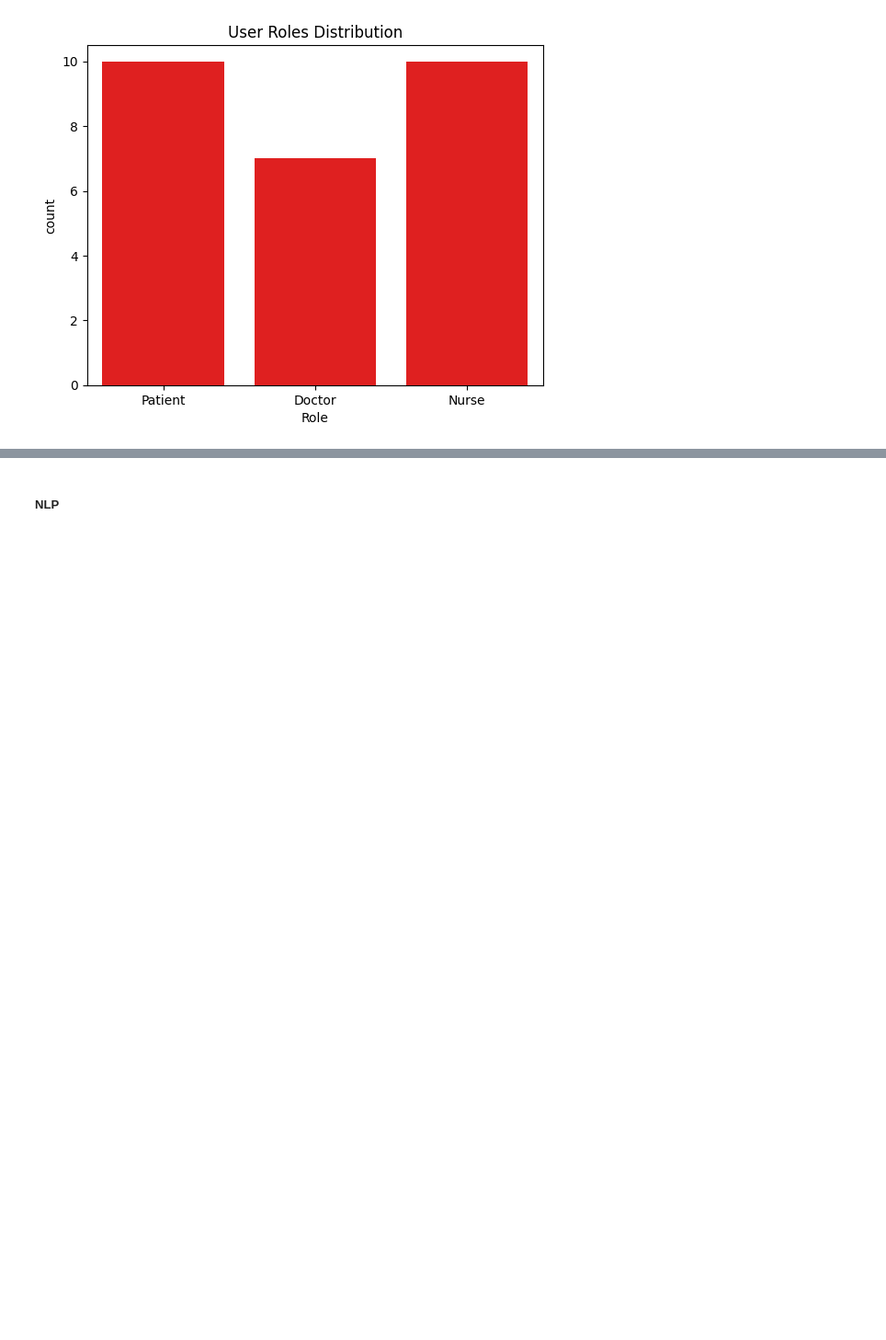
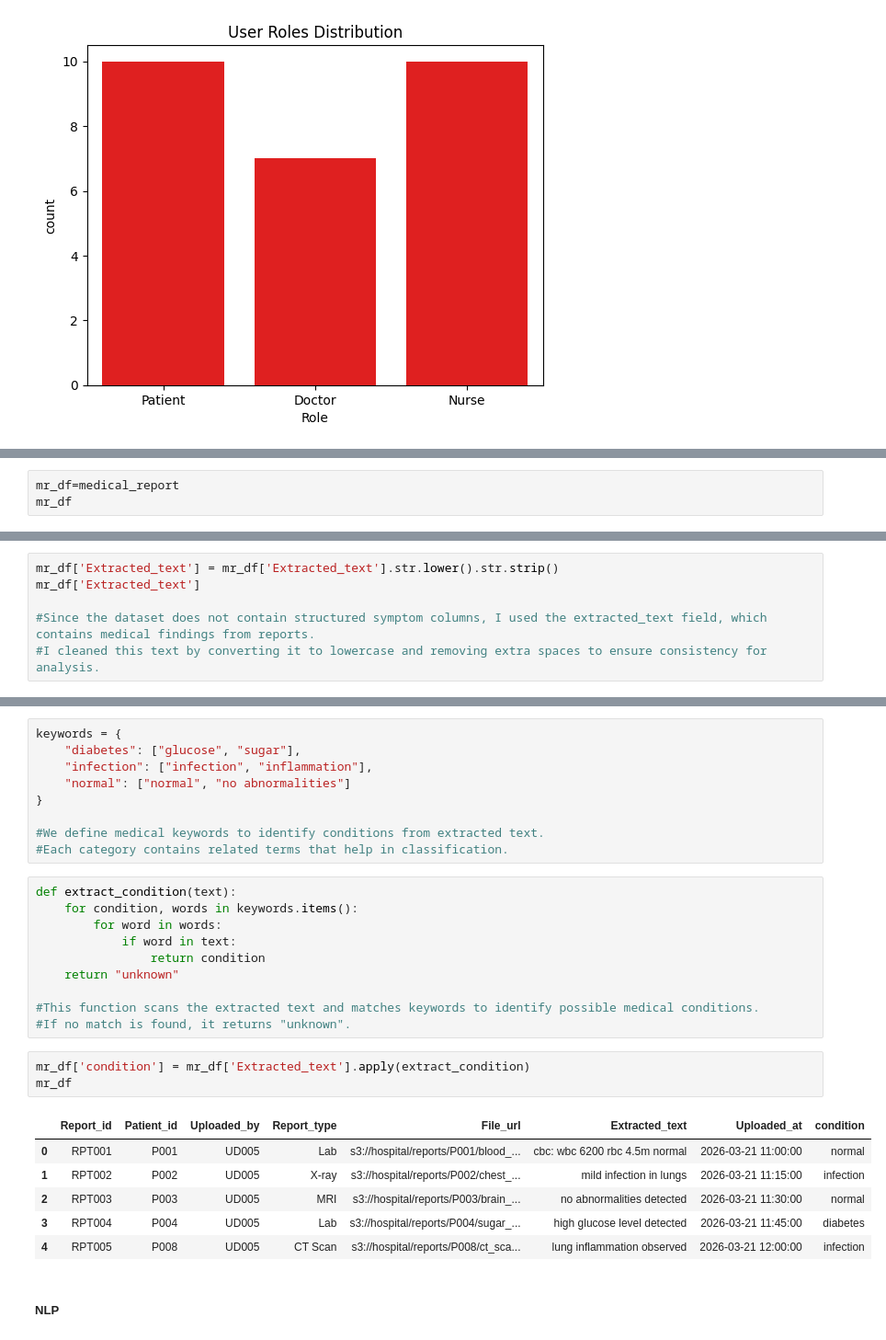
Before and after one commit to Rekha-vivek/Care_Connect_AI, a Jupyter notebook: Care_connect_AI.ipynb, the cells around one changed output, grey strips where cells are left out. Shown at 92% size. Saved outputs shown, nothing was run; the diff lists cells and outputs as text; blank space fills up the shorter version.

```diff
--- a/Care_connect_AI.ipynb
+++ b/Care_connect_AI.ipynb
@@ -598,0 +621,3 @@ plt.show()
+# %%
+mr_df=medical_report
+mr_df
@@ -598,0 +687,6 @@ plt.show()
+# %%
+mr_df['Extracted_text'] = mr_df['Extracted_text'].str.lower().str.strip()
+mr_df['Extracted_text']
+
+#Since the dataset does not contain structured symptom columns, I used the extracted_text field, which contains medical findings from reports.
+#I cleaned this text by converting it to lowercase and removing extra spaces to ensure consistency for analysis.
@@ -599,3 +701,32 @@ plt.show()
+# %%
+keywords = {
+    "diabetes": ["glucose", "sugar"],
+    "infection": ["infection", "inflammation"],
+    "normal": ["normal", "no abnormalities"]
+}
+
+#We define medical keywords to identify conditions from extracted text.
+#Each category contains related terms that help in classification.
+# %%
+def extract_condition(text):
+    for condition, words in keywords.items():
+        for word in words:
+            if word in text:
+                return condition
+    return "unknown"
+
+#This function scans the extracted text and matches keywords to identify possible medical conditions.
+#If no match is found, it returns "unknown".
+# %%
+mr_df['condition'] = mr_df['Extracted_text'].apply(extract_condition)
+mr_df
+# %% [output]
+|  | Report_id | Patient_id | Uploaded_by | Report_type | File_url | Extracted_text | Uploaded_at | condition |
+| 0 | RPT001 | P001 | UD005 | Lab | s3://hospital/reports/P001/blood_... | cbc: wbc 6200 rbc 4.5m normal | 2026-03-21 11:00:00 | normal |
+| 1 | RPT002 | P002 | UD005 | X-ray | s3://hospital/reports/P002/chest_... | mild infection in lungs | 2026-03-21 11:15:00 | infection |
+| 2 | RPT003 | P003 | UD005 | MRI | s3://hospital/reports/P003/brain_... | no abnormalities detected | 2026-03-21 11:30:00 | normal |
+| 3 | RPT004 | P004 | UD005 | Lab | s3://hospital/reports/P004/sugar_... | high glucose level detected | 2026-03-21 11:45:00 | diabetes |
+| 4 | RPT005 | P008 | UD005 | CT Scan | s3://hospital/reports/P008/ct_sca... | lung inflammation observed | 2026-03-21 12:00:00 | infection |
 # %% [markdown]
 ##### NLP
 # %%
```
Also changed, not shown: parts of 40 cells of this notebook.
